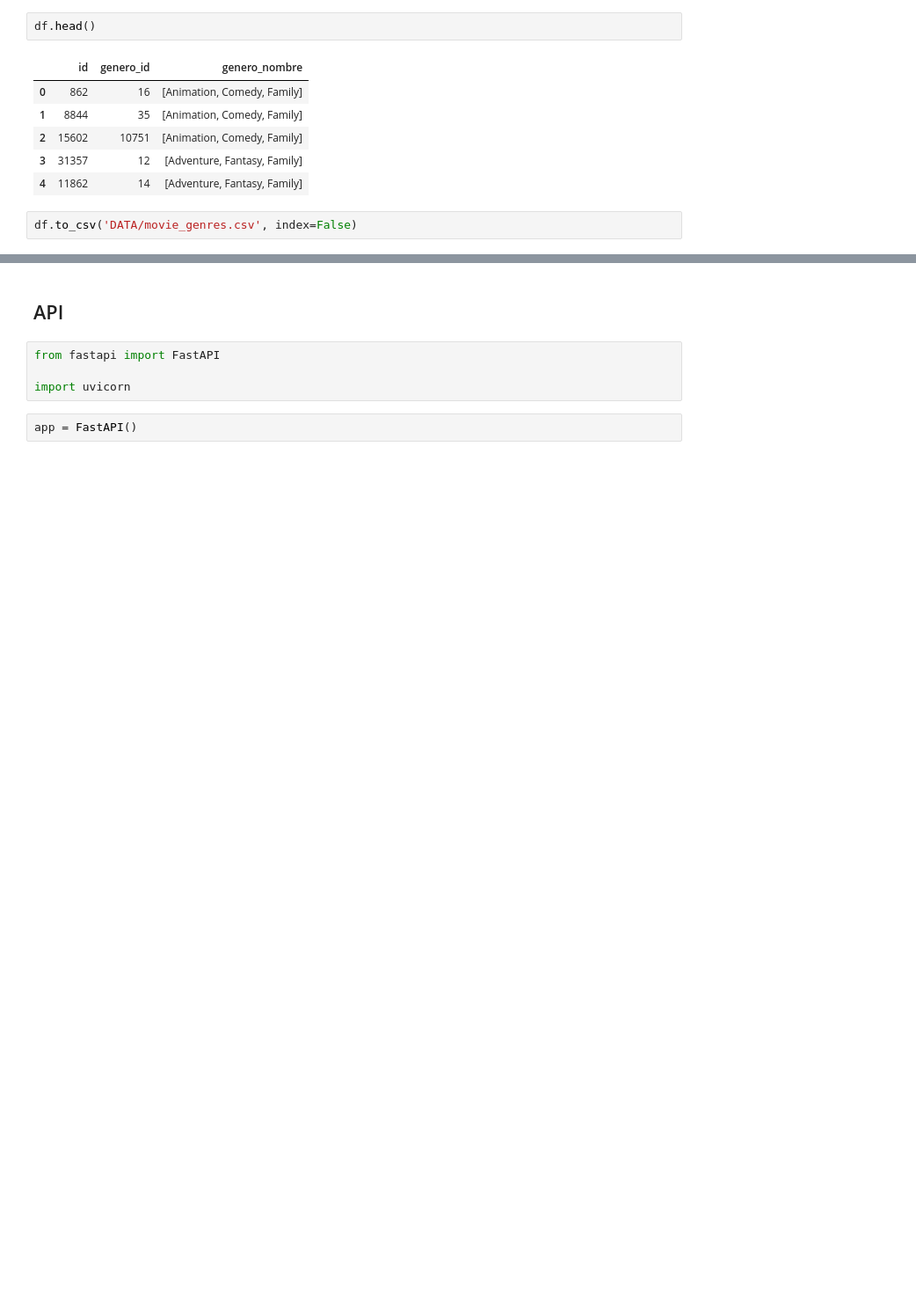
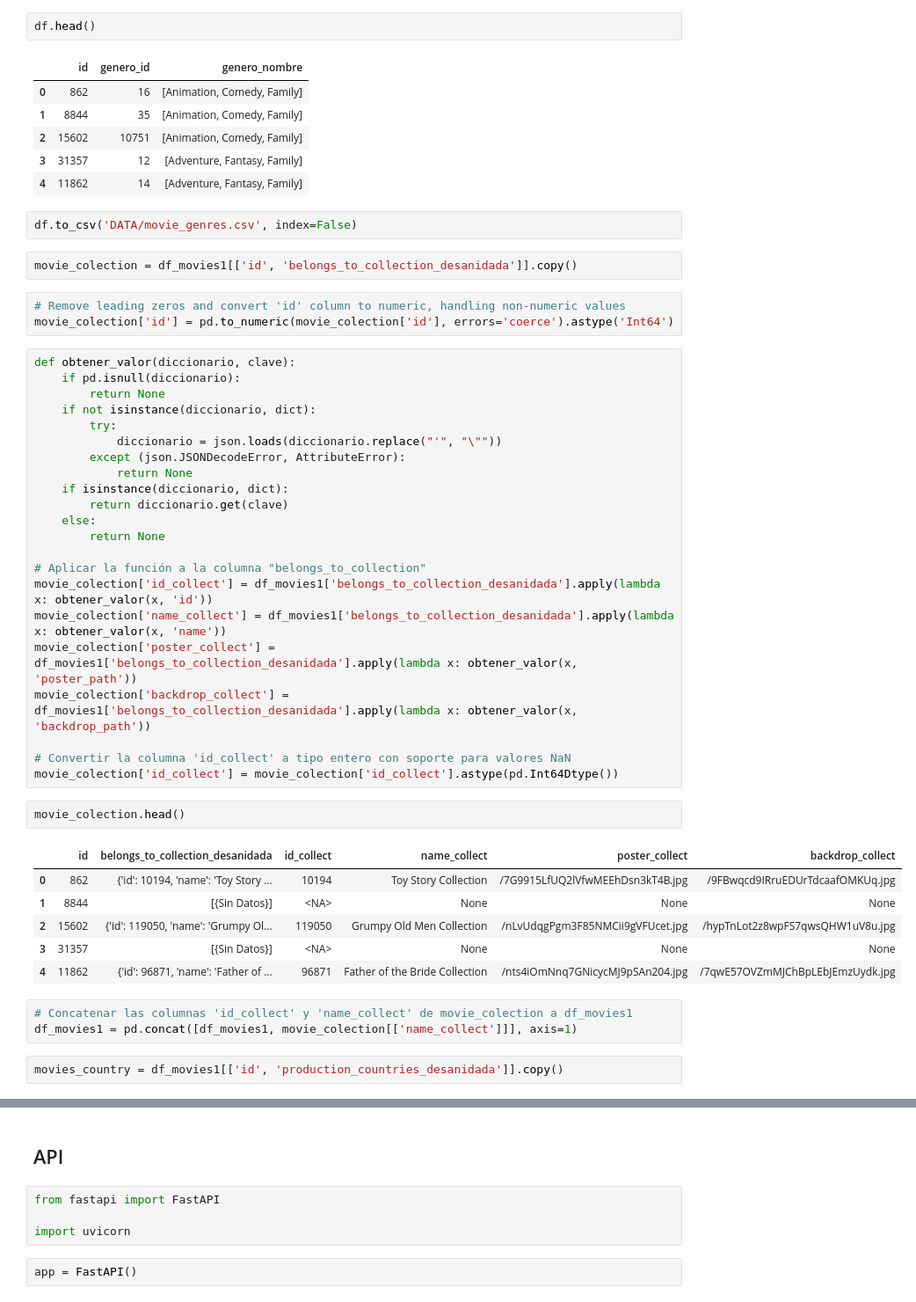
Before and after one commit to JavierM66G/Data_Proyect_PT02, a Jupyter notebook: Movies_Data1.ipynb, the cells around one changed output, grey strips where cells are left out. Shown at 88% size. Saved outputs shown, nothing was run; the diff lists cells and outputs as text; blank space fills up the shorter version.

```diff
--- a/Movies_Data1.ipynb
+++ b/Movies_Data1.ipynb
@@ -572,3 +537,44 @@ df.head()
 | 4 | 11862 | 14 | [Adventure, Fantasy, Family] |
 # %%
 df.to_csv('DATA/movie_genres.csv', index=False)
+# %%
+movie_colection = df_movies1[['id', 'belongs_to_collection_desanidada']].copy()
+# %%
+# Remove leading zeros and convert 'id' column to numeric, handling non-numeric values
+movie_colection['id'] = pd.to_numeric(movie_colection['id'], errors='coerce').astype('Int64')
+# %%
+def obtener_valor(diccionario, clave):
+    if pd.isnull(diccionario):
+        return None
+    if not isinstance(diccionario, dict):
+        try:
+            diccionario = json.loads(diccionario.replace("'", "\""))
+        except (json.JSONDecodeError, AttributeError):
+            return None
+    if isinstance(diccionario, dict):
+        return diccionario.get(clave)
+    else:
+        return None
+
+# Aplicar la función a la columna "belongs_to_collection"
+movie_colection['id_collect'] = df_movies1['belongs_to_collection_desanidada'].apply(lambda x: obtener_valor(x, 'id'))
+movie_colection['name_collect'] = df_movies1['belongs_to_collection_desanidada'].apply(lambda x: obtener_valor(x, 'name'))
+movie_colection['poster_collect'] = df_movies1['belongs_to_collection_desanidada'].apply(lambda x: obtener_valor(x, 'poster_path'))
+movie_colection['backdrop_collect'] = df_movies1['belongs_to_collection_desanidada'].apply(lambda x: obtener_valor(x, 'backdrop_path'))
+
+# Convertir la columna 'id_collect' a tipo entero con soporte para valores NaN
+movie_colection['id_collect'] = movie_colection['id_collect'].astype(pd.Int64Dtype())
+# %%
+movie_colection.head()
+# %% [output]
+|  | id | belongs_to_collection_desanidada | id_collect | name_collect | poster_collect | backdrop_collect |
+| 0 | 862 | {'id': 10194, 'name': 'Toy Story ... | 10194 | Toy Story Collection | /7G9915LfUQ2lVfwMEEhDsn3kT4B.jpg | /9FBwqcd9IRruEDUrTdcaafOMKUq.jpg |
+| 1 | 8844 | [{Sin Datos}] | <NA> | None | None | None |
+| 2 | 15602 | {'id': 119050, 'name': 'Grumpy Ol... | 119050 | Grumpy Old Men Collection | /nLvUdqgPgm3F85NMCii9gVFUcet.jpg | /hypTnLot2z8wpFS7qwsQHW1uV8u.jpg |
+| 3 | 31357 | [{Sin Datos}] | <NA> | None | None | None |
+| 4 | 11862 | {'id': 96871, 'name': 'Father of ... | 96871 | Father of the Bride Collection | /nts4iOmNnq7GNicycMJ9pSAn204.jpg | /7qwE57OVZmMJChBpLEbJEmzUydk.jpg |
+# %%
+# Concatenar las columnas 'id_collect' y 'name_collect' de movie_colection a df_movies1
+df_movies1 = pd.concat([df_movies1, movie_colection[['name_collect']]], axis=1)
+# %%
+movies_country = df_movies1[['id', 'production_countries_desanidada']].copy()
```
Also changed, not shown: parts of 48 cells of this notebook, 5 other files.
